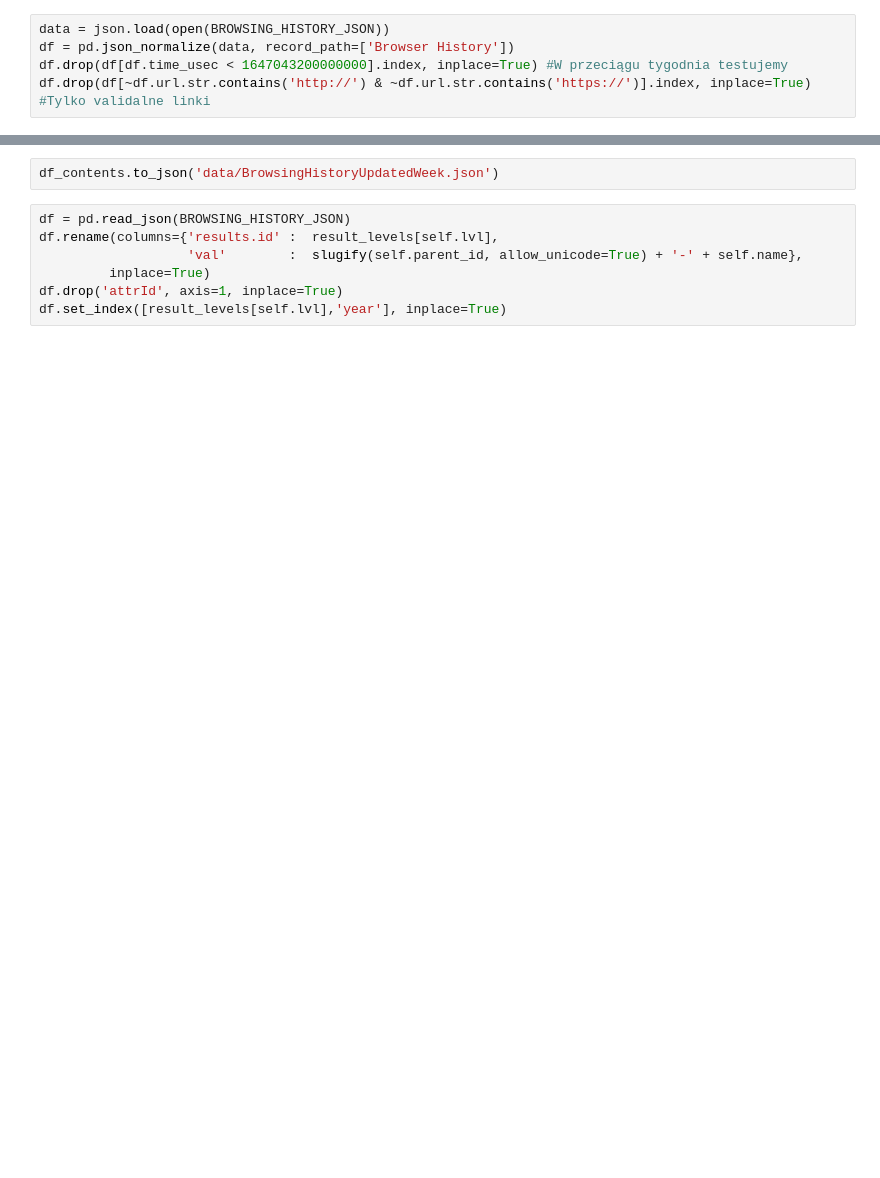
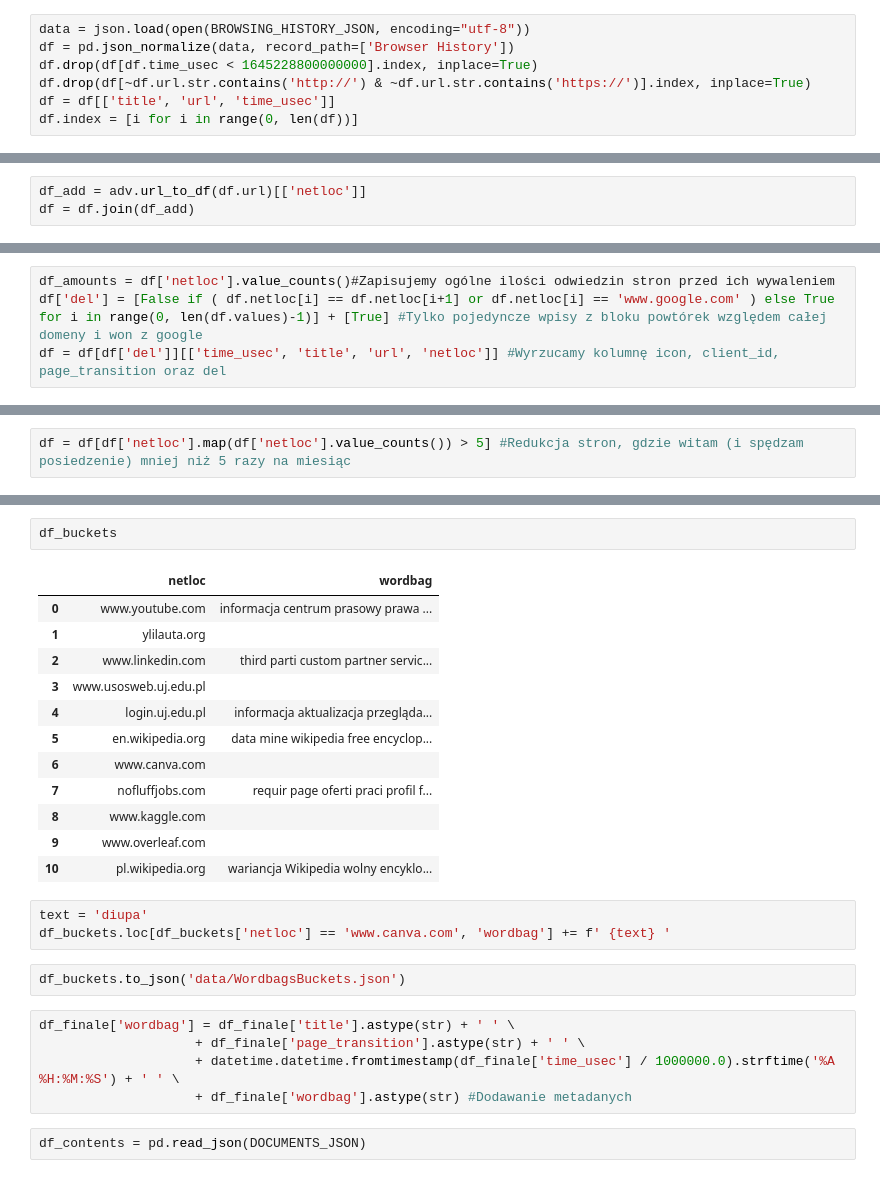
Before and after one commit to hamer101/browser-history-clustering, a Jupyter notebook: Sketchbook_downloading.ipynb, the cells around one changed output, grey strips where cells are left out. Cells and saved outputs as stored; diff of their text form; blank space fills up the shorter version.

Commit message:
Formulation of datamining process, beginning of the data processing process.

```diff
--- a/Sketchbook_downloading.ipynb
+++ b/Sketchbook_downloading.ipynb
@@ -22,5 +62,7 @@ We'll import the data spanning from 19.02.2022 untill (but not exactly) 19.03.20
 # %%
-data = json.load(open(BROWSING_HISTORY_JSON))
+data = json.load(open(BROWSING_HISTORY_JSON, encoding="utf-8"))
 df = pd.json_normalize(data, record_path=['Browser History'])
-df.drop(df[df.time_usec < 1647043200000000].index, inplace=True) #W przeciągu tygodnia testujemy
-df.drop(df[~df.url.str.contains('http://') & ~df.url.str.contains('https://')].index, inplace=True) #Tylko validalne linki
+df.drop(df[df.time_usec < 1645228800000000].index, inplace=True)
+df.drop(df[~df.url.str.contains('http://') & ~df.url.str.contains('https://')].index, inplace=True)
+df = df[['title', 'url', 'time_usec']]
+df.index = [i for i in range(0, len(df))]
@@ -46,0 +73,3 @@ df_trim
+# %%
+df_add = adv.url_to_df(df.url)[['netloc']]
+df = df.join(df_add)
@@ -46,0 +80,4 @@ df_trim
+# %%
+df_amounts = df['netloc'].value_counts()#Zapisujemy ogólne ilości odwiedzin stron przed ich wywaleniem
+df['del'] = [False if ( df.netloc[i] == df.netloc[i+1] or df.netloc[i] == 'www.google.com' ) else True for i in range(0, len(df.values)-1)] + [True] #Tylko pojedyncze wpisy z bloku powtórek względem całej domeny i won z google
+df = df[df['del']][['time_usec', 'title', 'url', 'netloc']] #Wyrzucamy kolumnę icon, client_id, page_transition oraz del
@@ -47 +88,3 @@ df_trim
+# %%
+df = df[df['netloc'].map(df['netloc'].value_counts()) > 5] #Redukcja stron, gdzie witam (i spędzam posiedzenie) mniej niż 5 razy na miesiąc
 # %%
@@ -88,9 +140,27 @@ df_contents
+# %%
+df_buckets
+# %% [output]
+|  | netloc | wordbag |
+| 0 | www.youtube.com | informacja centrum prasowy prawa ... |
+| 1 | ylilauta.org |  |
+| 2 | www.linkedin.com | third parti custom partner servic... |
+| 3 | www.usosweb.uj.edu.pl |  |
+| 4 | login.uj.edu.pl | informacja aktualizacja przegląda... |
+| 5 | en.wikipedia.org | data mine wikipedia free encyclop... |
+| 6 | www.canva.com |  |
+| 7 | nofluffjobs.com | requir page oferti praci profil f... |
+| 8 | www.kaggle.com |  |
+| 9 | www.overleaf.com |  |
+| 10 | pl.wikipedia.org | wariancja Wikipedia wolny encyklo... |
+# %%
+text = 'diupa'
+df_buckets.loc[df_buckets['netloc'] == 'www.canva.com', 'wordbag'] += f' {text} '
 # %%
-df_contents.to_json('data/BrowsingHistoryUpdatedWeek.json')
+df_buckets.to_json('data/WordbagsBuckets.json')
-# %%
-df = pd.read_json(BROWSING_HISTORY_JSON)
-df.rename(columns={'results.id' :  result_levels[self.lvl],
-                   'val'        :  slugify(self.parent_id, allow_unicode=True) + '-' + self.name},
-         inplace=True)
-df.drop('attrId', axis=1, inplace=True)
-df.set_index([result_levels[self.lvl],'year'], inplace=True)
+# %%
+df_finale['wordbag'] = df_finale['title'].astype(str) + ' ' \
+                    + df_finale['page_transition'].astype(str) + ' ' \
+                    + datetime.datetime.fromtimestamp(df_finale['time_usec'] / 1000000.0).strftime('%A %H:%M:%S') + ' ' \
+                    + df_finale['wordbag'].astype(str) #Dodawanie metadanych
+# %%
+df_contents = pd.read_json(DOCUMENTS_JSON)
```
Also changed, not shown: parts of 13 cells of this notebook, 3 other files.
